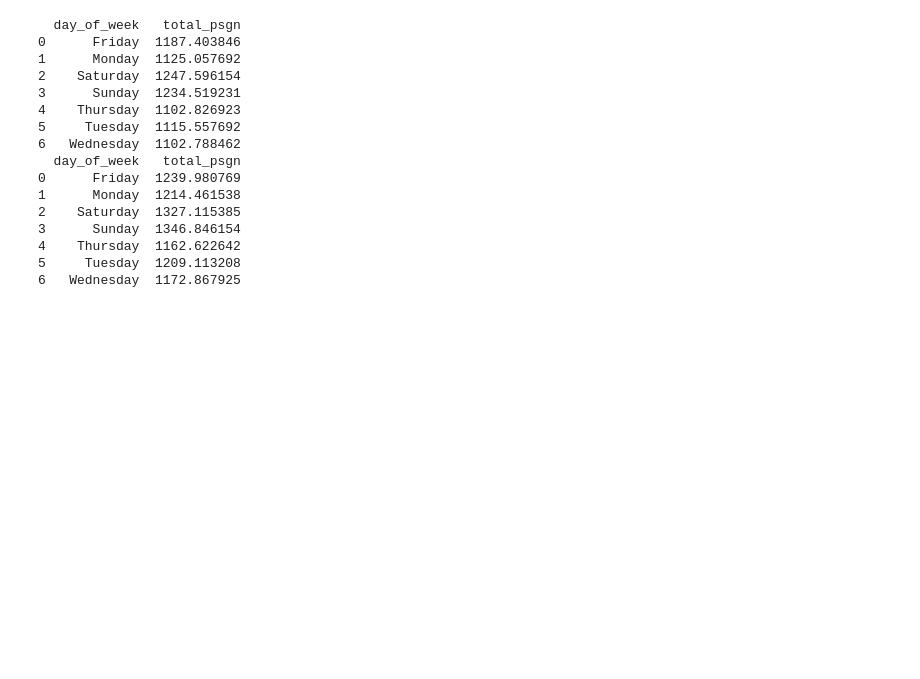
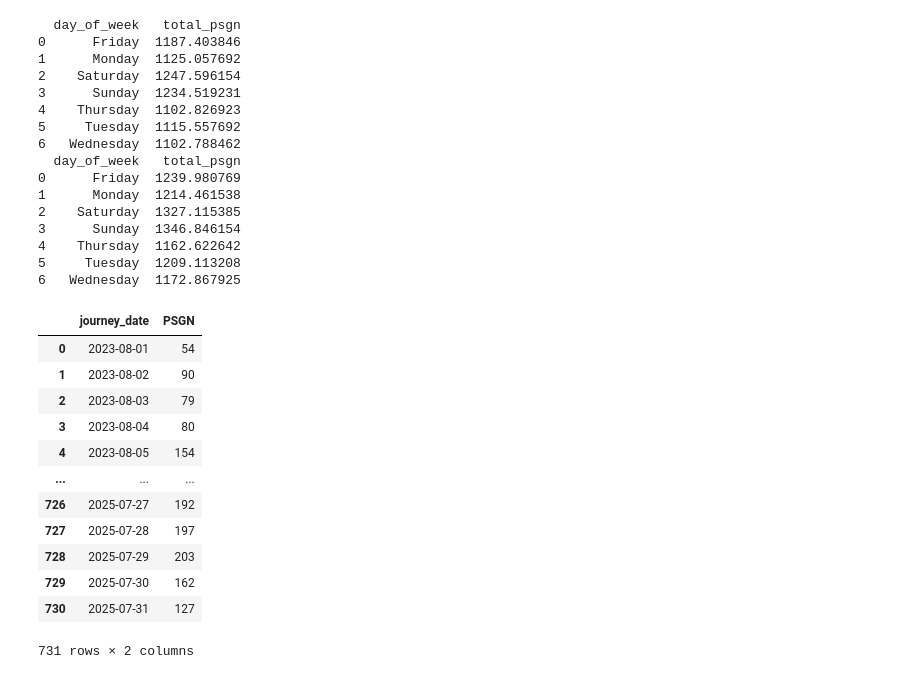
Before and after one commit to yashu1819/DPonTrain, a Jupyter notebook: Analysis/T22222.ipynb, the cells around one changed output. Saved outputs shown, nothing was run; the diff lists cells and outputs as text; code cells hidden in the pictures; blank space fills up the shorter version.

```diff
--- a/Analysis/T22222.ipynb
+++ b/Analysis/T22222.ipynb
@@ -565,0 +571,17 @@ print(df2)
+# %%
+df_nzm_csmt_3A_book= (df_nzm_csmt_3A.groupby('journey_date')['PSGN'].sum().reset_index())
+df_nzm_csmt_3A_book
+# %% [output]
+|  | journey_date | PSGN |
+| 0 | 2023-08-01 | 54 |
+| 1 | 2023-08-02 | 90 |
+| 2 | 2023-08-03 | 79 |
+| 3 | 2023-08-04 | 80 |
+| 4 | 2023-08-05 | 154 |
+| ... | ... | ... |
+| 726 | 2025-07-27 | 192 |
+| 727 | 2025-07-28 | 197 |
+| 728 | 2025-07-29 | 203 |
+| 729 | 2025-07-30 | 162 |
+| 730 | 2025-07-31 | 127 |
+731 rows × 2 columns
```
Also changed, not shown: parts of 3 cells of this notebook.
